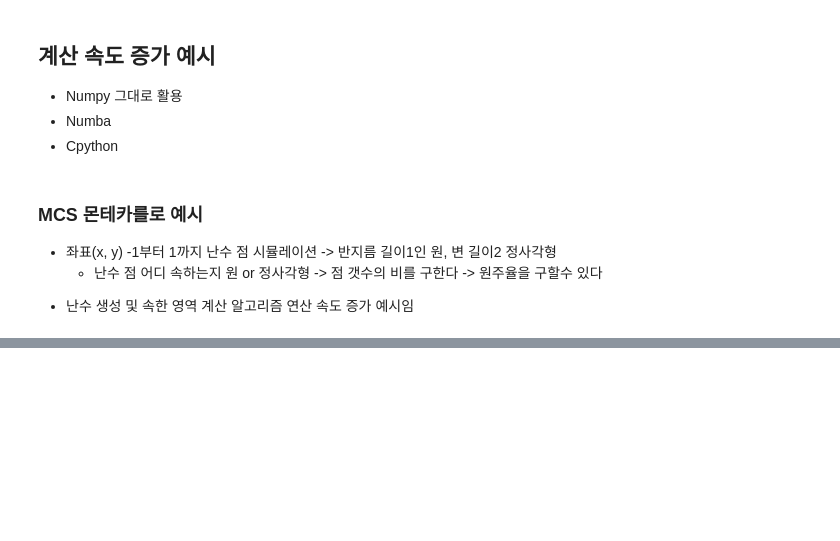
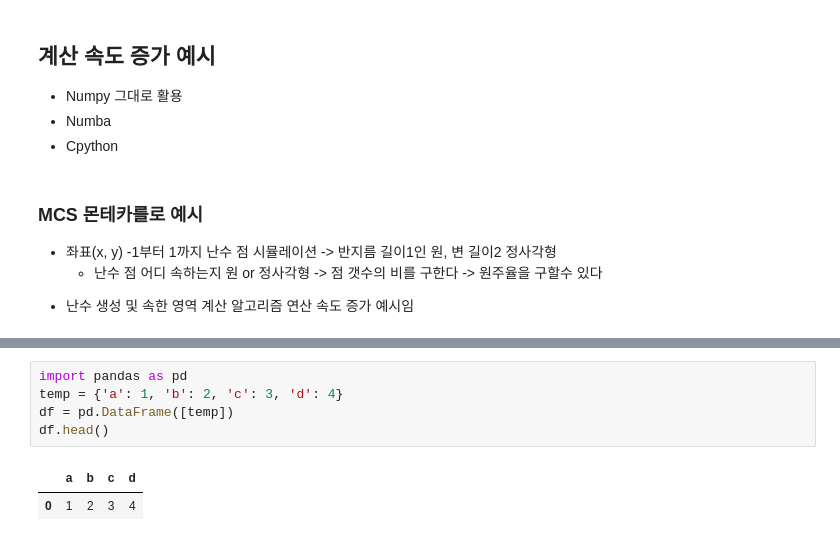
Before and after one commit to ihobbang250/TIL, a Jupyter notebook: Python/Data Science/CodingSkill3.ipynb, the cells around one changed output, grey strips where cells are left out. Saved outputs shown, nothing was run; the diff lists cells and outputs as text; blank space fills up the shorter version.

```diff
--- a/Python/Data Science/CodingSkill3.ipynb
+++ b/Python/Data Science/CodingSkill3.ipynb
@@ -89,0 +88,8 @@ Wall time: 174 ms
+# %%
+import pandas as pd
+temp = {'a': 1, 'b': 2, 'c': 3, 'd': 4}
+df = pd.DataFrame([temp])
+df.head()
+# %% [output]
+|  | a | b | c | d |
+| 0 | 1 | 2 | 3 | 4 |
```
Also changed, not shown: parts of 4 cells of this notebook, 4 other files.
